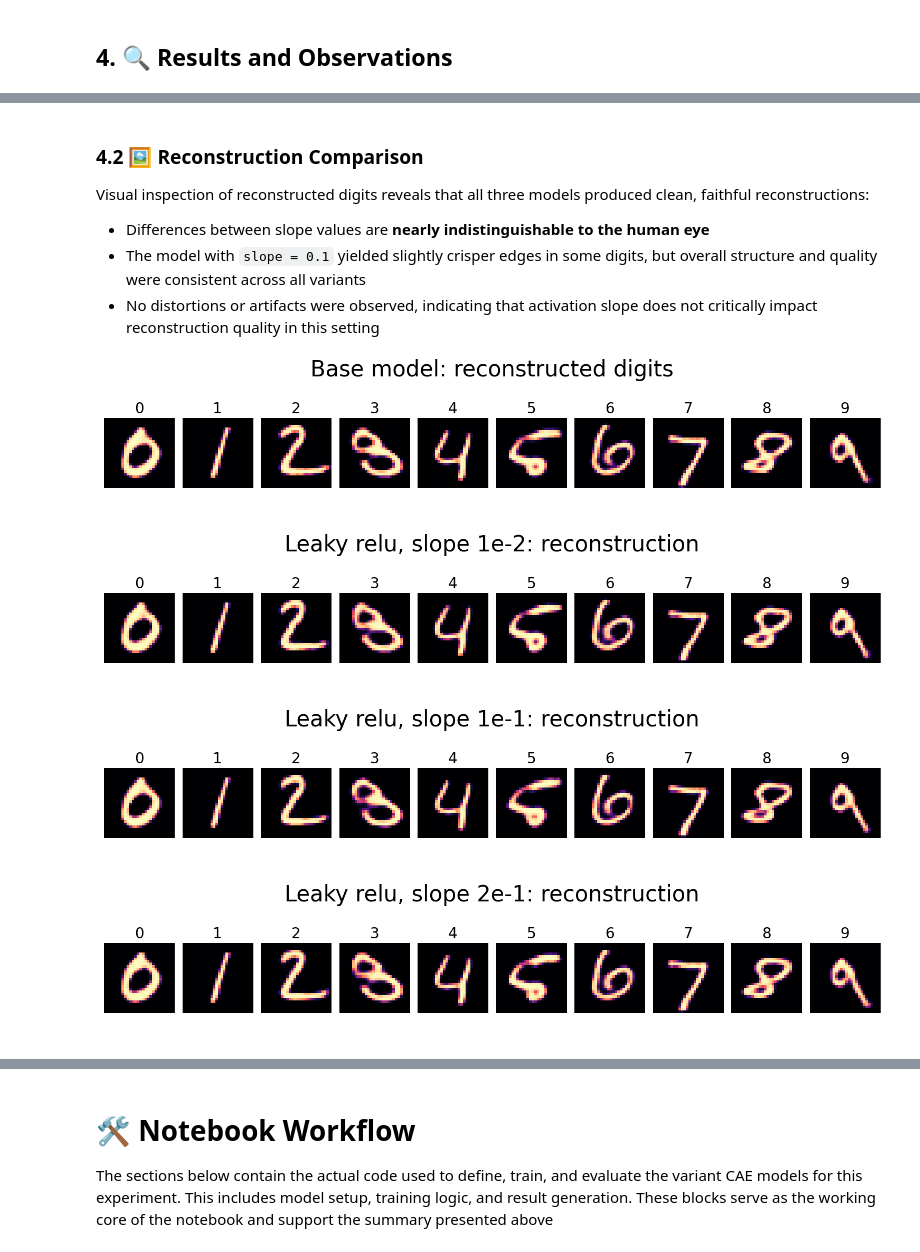
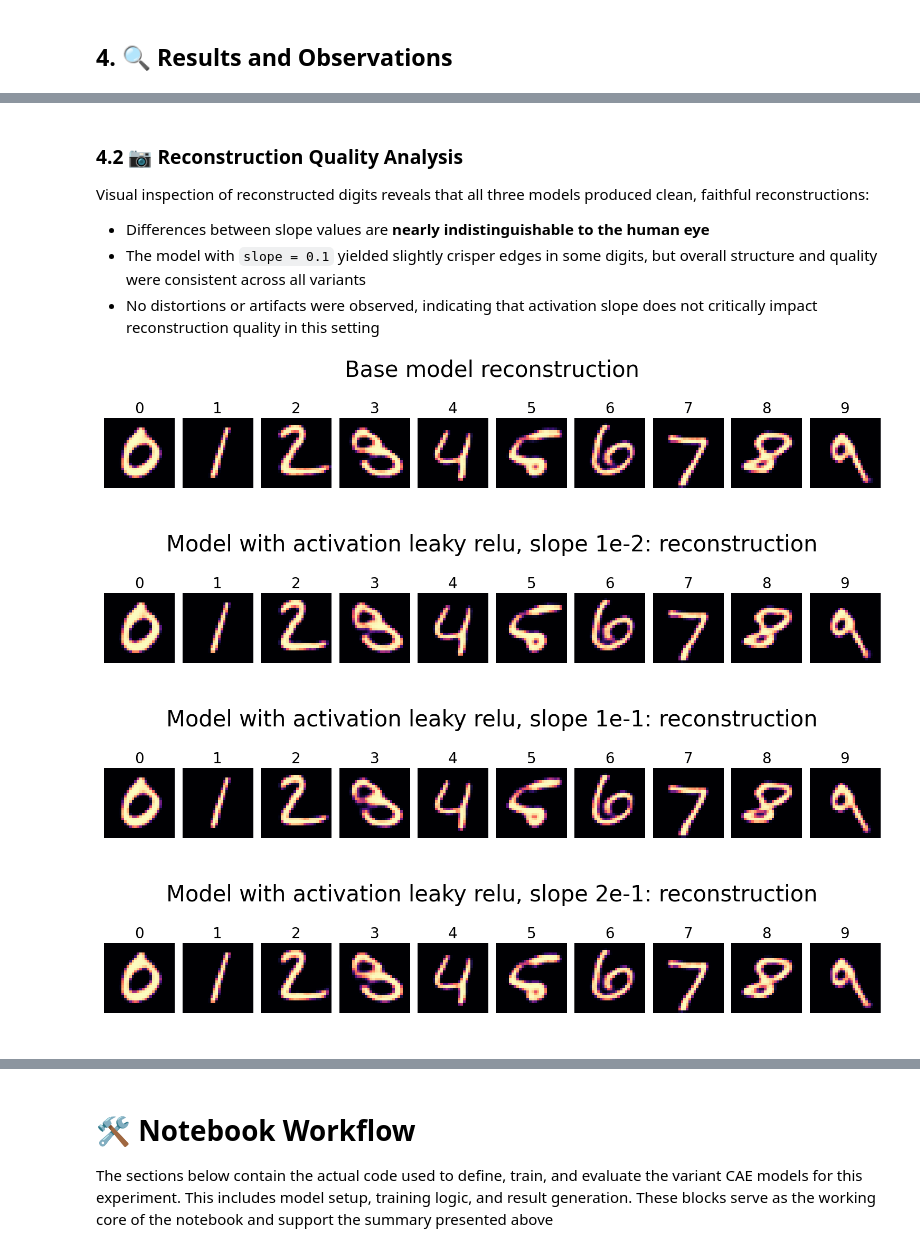
Before and after one commit to vlad-uve/CAE-MNIST, a Jupyter notebook: notebooks/CAE_experiment_5(leaky_relu).ipynb, the cells around one changed output, grey strips where cells are left out. Cells and saved outputs as stored; diff of their text form; code cells hidden in the pictures.

```diff
--- a/notebooks/CAE_experiment_5(leaky_relu).ipynb
+++ b/notebooks/CAE_experiment_5(leaky_relu).ipynb
@@ -88,5 +90,5 @@ display(Image(filename="/content/CAE-MNIST/outputs/experiment_5_files/experiment
 # %% [markdown]
-### 4.2 🖼️ Reconstruction Comparison
+### 4.2 📷 Reconstruction Quality Analysis
 
 Visual inspection of reconstructed digits reveals that all three models produced clean, faithful reconstructions:
 
@@ -94,9 +96,9 @@ Visual inspection of reconstructed digits reveals that all three models produced
 - The model with `slope = 0.1` yielded slightly crisper edges in some digits, but overall structure and quality were consistent across all variants
 - No distortions or artifacts were observed, indicating that activation slope does not critically impact reconstruction quality in this setting
 # %%
-disply_reconstruction_images(5, 3)
+display_reconstruction_images(5, 3)
 # %% [output]
-[figure, old version]
+[figure, new version]
-[figure, old version]
+[figure, new version]
-[figure, old version]
+[figure, new version]
-[figure, old version]
+[figure, new version]
```
Also changed, not shown: parts of 13 cells of this notebook.
